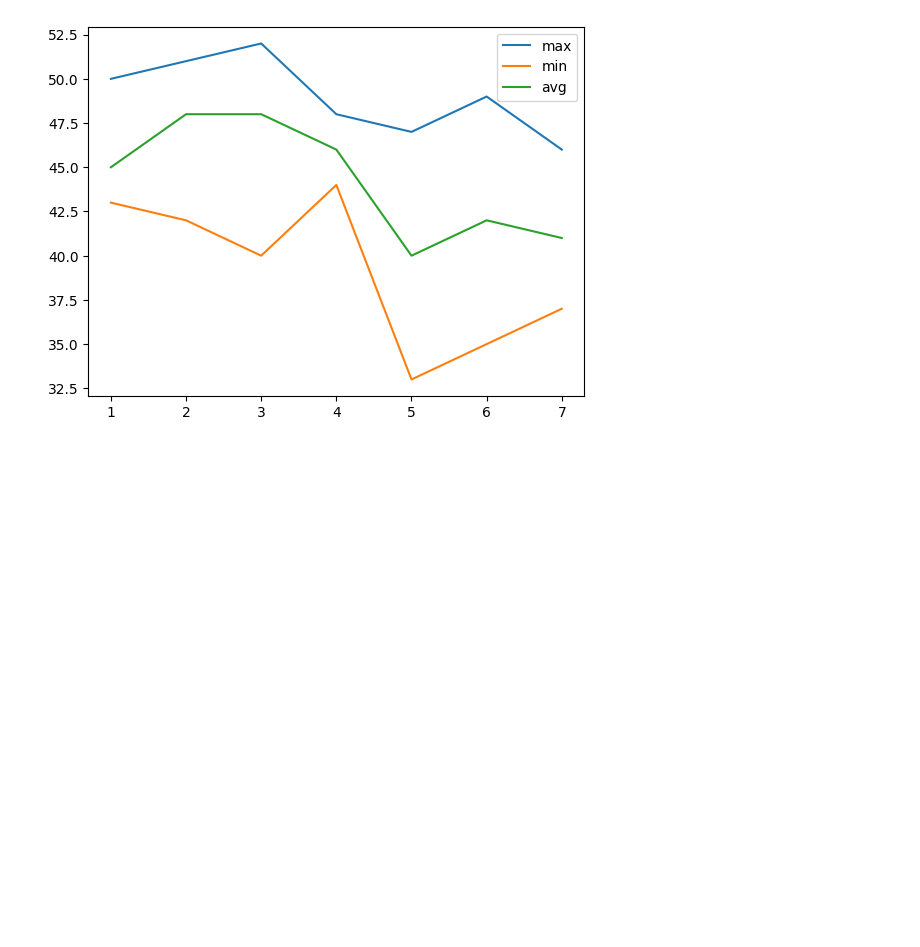
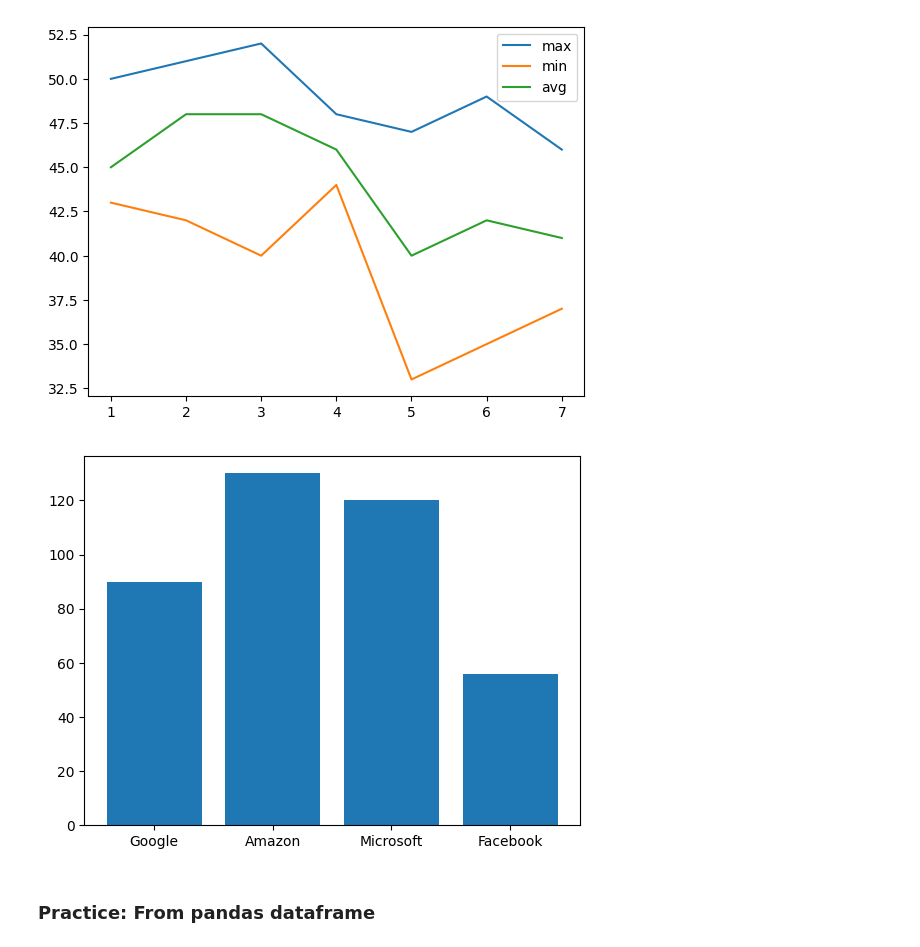
Before and after one commit to VShah2312/Data_Science_Code_N_Debug, a Jupyter notebook: Python_Basics/Data_Visualization.ipynb, the cells around one changed output. Saved outputs shown, nothing was run; the diff lists cells and outputs as text; code cells hidden in the pictures; blank space fills up the shorter version.

```diff
--- a/Python_Basics/Data_Visualization.ipynb
+++ b/Python_Basics/Data_Visualization.ipynb
@@ -38,3 +40,15 @@ plt.legend() # For legend, you have name all graphs first, we name all graph usi
 plt.show()
 # %% [output]
 [figure]
+# %%
+# bar graph (atlest one column has to be categorical column)
+
+company= ['Google','Amazon', 'Microsoft', "Facebook"]
+revenue= [90, 130, 120, 56]
+
+plt.bar(company, revenue)
+plt.show()
+# %% [output]
+[figure, added]
+# %% [markdown]
+### Practice: From pandas dataframe
```
Also changed, not shown: parts of 63 cells of this notebook, 4 other files.
